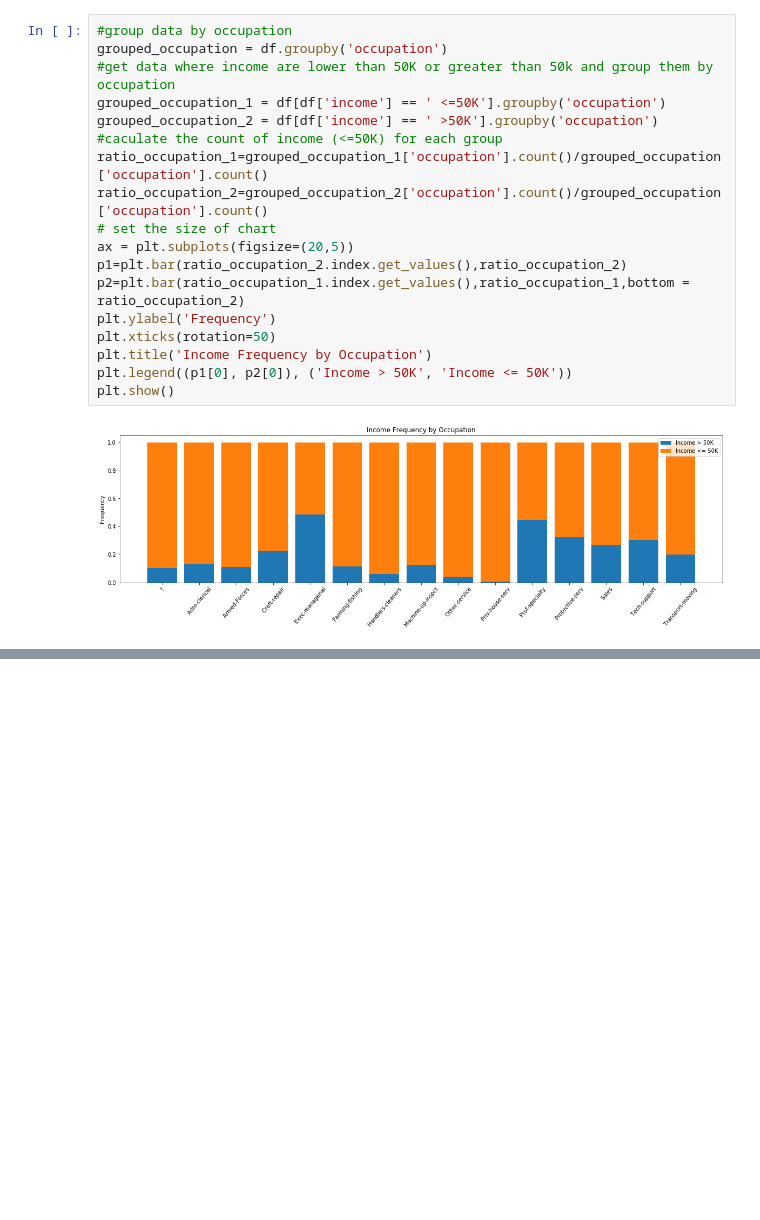
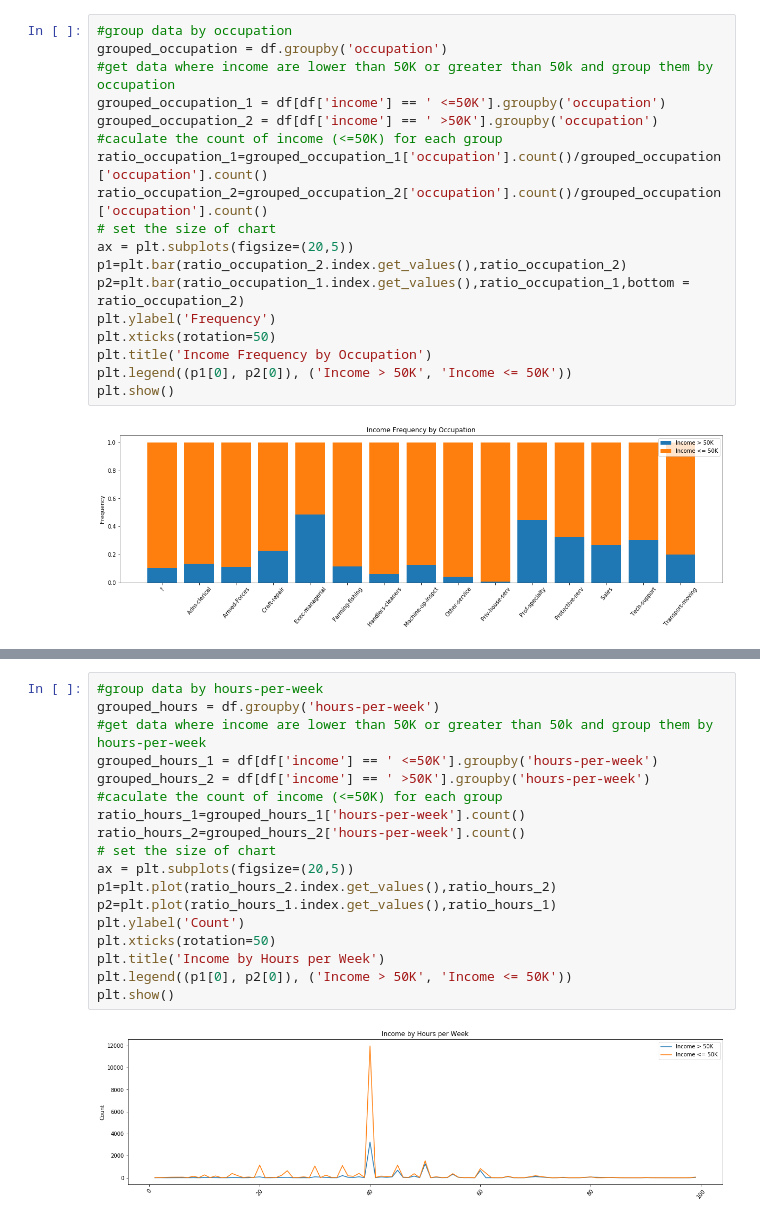
Before and after one commit to s3604730/PDSAssignment2, a Jupyter notebook: Data Exploration.ipynb, the cells around one changed output, grey strips where cells are left out. Drawn from its saved outputs; the diff is of its cells as text; blank space fills up the shorter version.

```diff
--- a/Data Exploration.ipynb
+++ b/Data Exploration.ipynb
@@ -349,0 +359,20 @@ plt.show()
+# %%
+#group data by hours-per-week
+grouped_hours = df.groupby('hours-per-week')
+#get data where income are lower than 50K or greater than 50k and group them by hours-per-week
+grouped_hours_1 = df[df['income'] == ' <=50K'].groupby('hours-per-week')
+grouped_hours_2 = df[df['income'] == ' >50K'].groupby('hours-per-week')
+#caculate the count of income (<=50K) for each group
+ratio_hours_1=grouped_hours_1['hours-per-week'].count()
+ratio_hours_2=grouped_hours_2['hours-per-week'].count()
+# set the size of chart
+ax = plt.subplots(figsize=(20,5))
+p1=plt.plot(ratio_hours_2.index.get_values(),ratio_hours_2)
+p2=plt.plot(ratio_hours_1.index.get_values(),ratio_hours_1)
+plt.ylabel('Count')
+plt.xticks(rotation=50)
+plt.title('Income by Hours per Week')
+plt.legend((p1[0], p2[0]), ('Income > 50K', 'Income <= 50K'))
+plt.show()
+# %% [output]
+[figure, added]
```
Also changed, not shown: parts of 2 cells of this notebook.
